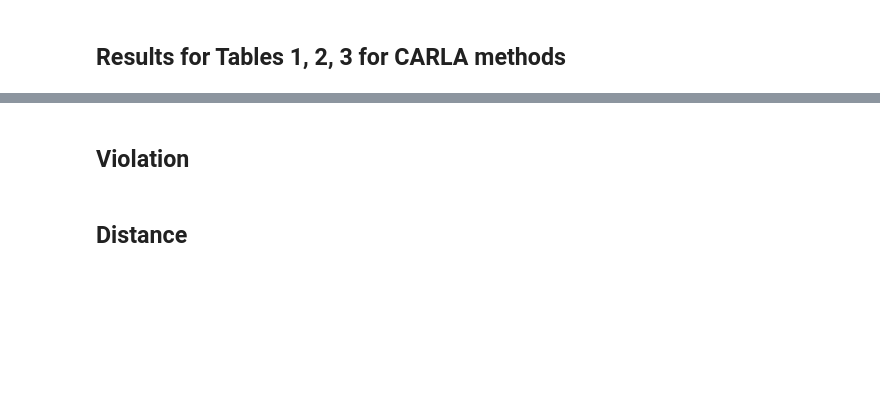
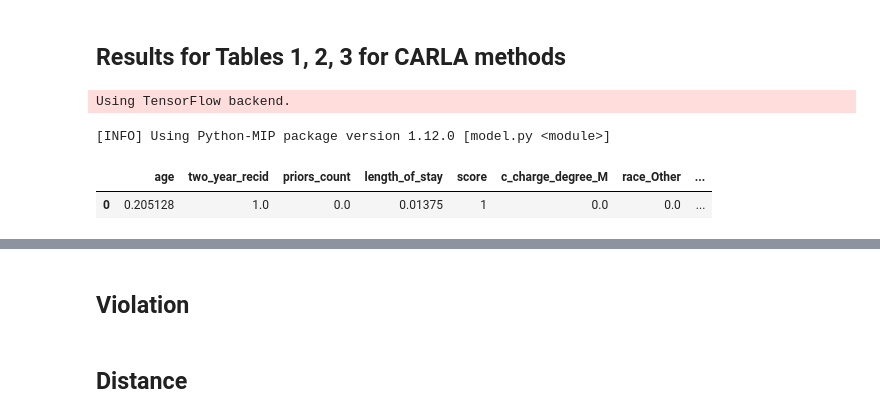
Before and after one commit to NorskRegnesentral/mccepy, a Jupyter notebook: 1-generate_carla_results_with_new_carla.ipynb, the cells around one changed output, grey strips where cells are left out. Cells and saved outputs as stored; diff of their text form; code cells hidden in the pictures; blank space fills up the shorter version.

```diff
--- a/1-generate_carla_results_with_new_carla.ipynb
+++ b/1-generate_carla_results_with_new_carla.ipynb
@@ -9,8 +9,16 @@ import numpy as np
 # load catalog dataset
 data_name = "adult"
 # data_name = "give_me_some_credit"
-# data_name = 'compas'
+data_name = 'compas'
 dataset = OnlineCatalog(data_name)
+# %% [output]
+Using TensorFlow backend.
+[INFO] Using Python-MIP package version 1.12.0 [model.py <module>]
+# %%
+dataset.df.head(1)
+# %% [output]
+|  | age | two_year_recid | priors_count | length_of_stay | score | c_charge_degree_M | race_Other | ... |
+| 0 | 0.205128 | 1.0 | 0.0 | 0.01375 | 1 | 0.0 | 0.0 | ... |
 # %%
 from carla.models.catalog import MLModelCatalog
 import torch
```
Also changed, not shown: parts of 11 cells of this notebook, 4 other files.
